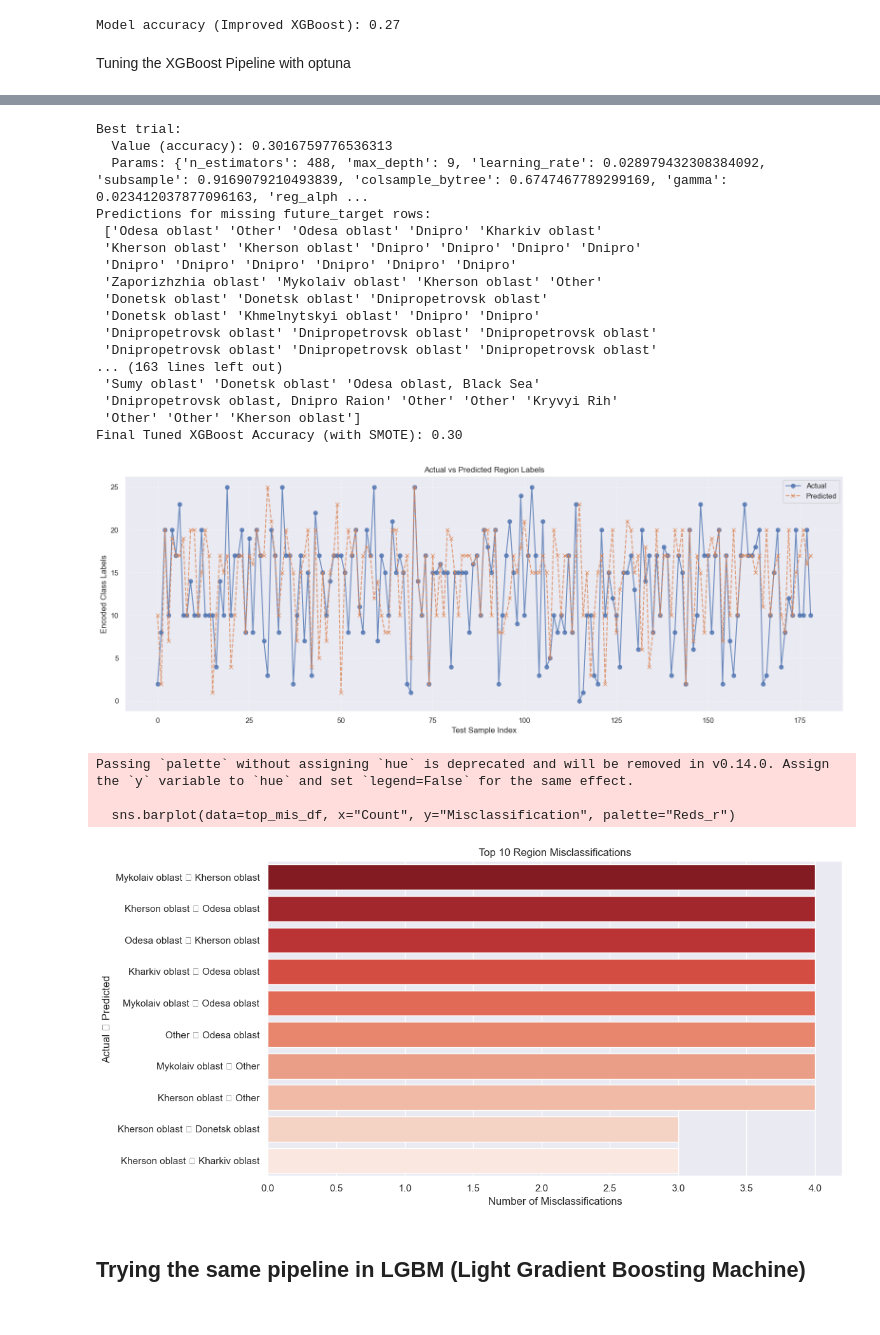
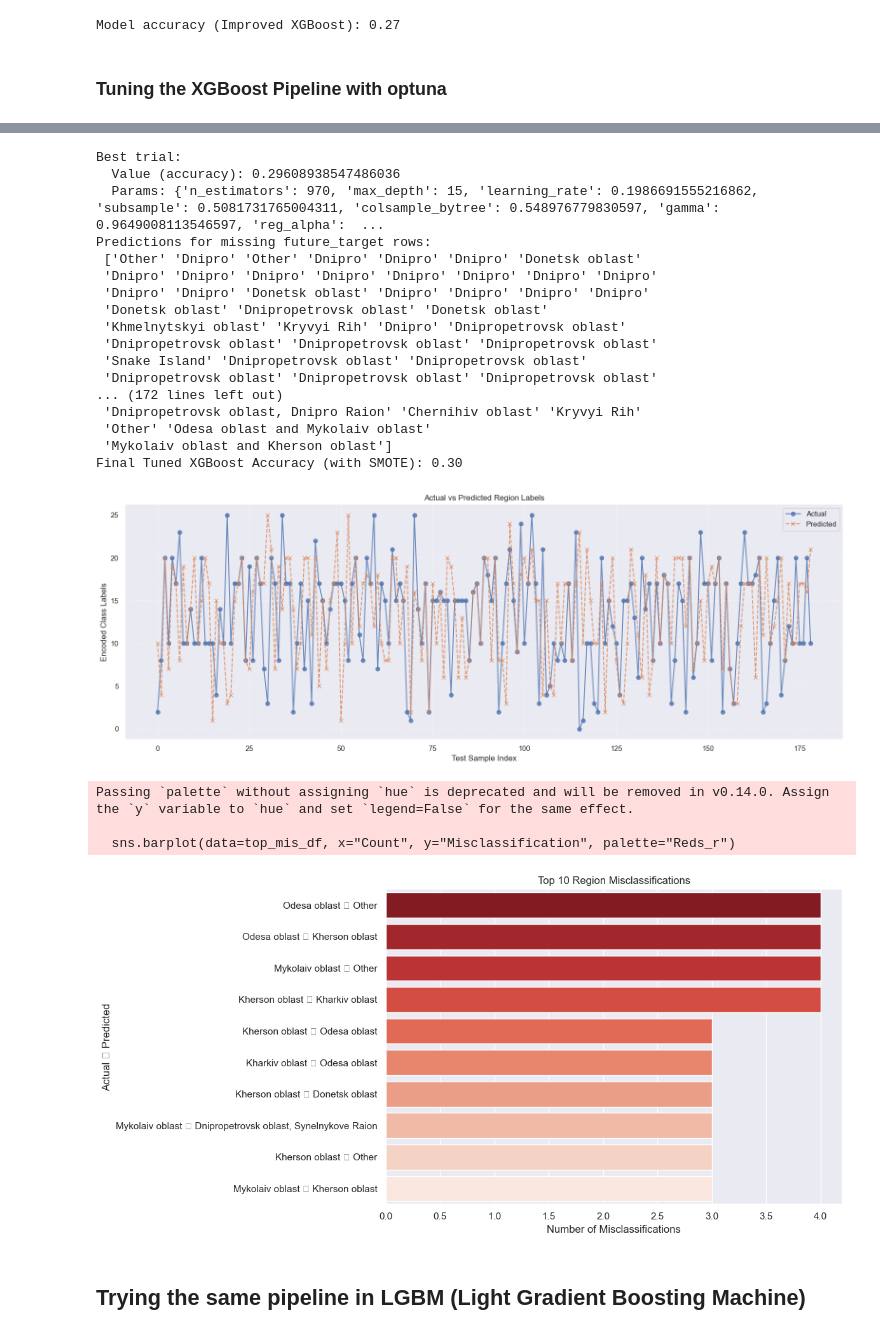
Before and after one commit to Dualboi/ml-analysis-ukraine-attacks, a Jupyter notebook: regional_targeting_analysis/Model2.ipynb, the cells around one changed output, grey strips where cells are left out. Cells and saved outputs as stored; diff of their text form; code cells hidden in the pictures.

```diff
--- a/regional_targeting_analysis/Model2.ipynb
+++ b/regional_targeting_analysis/Model2.ipynb
@@ -277,7 +279,7 @@ Kyiv oblast                                  22
 [figure]
 Model accuracy (Improved XGBoost): 0.27
 # %% [markdown]
-Tuning the XGBoost Pipeline with optuna
+### Tuning the XGBoost Pipeline with optuna
 # %%
 import optuna
 import matplotlib.pyplot as plt
@@ -291,20 +293,21 @@ from xgboost import XGBClassifier
 from imblearn.over_sampling import SMOTE
 from sklearn.model_selection import train_test_split
 
-# 1. OPTUNA TUNING (with SMOTE)
+# 1. opuna tuning (with SMOTE)
 def objective(trial):
     params = {
-        "n_estimators": trial.suggest_int("n_estimators", 100, 500),
-        "max_depth": trial.suggest_int("max_depth", 3, 10),
-        "learning_rate": trial.suggest_float("learning_rate", 0.01, 0.3, log=True),
-        "subsample": trial.suggest_float("subsample", 0.5, 1.0),
-        "colsample_bytree": trial.suggest_float("colsample_bytree", 0.5, 1.0),
-        "gamma": trial.suggest_float("gamma", 0, 5),
-        "reg_alpha": trial.suggest_float("reg_alpha", 0.0, 5.0),
-        "reg_lambda": trial.suggest_float("reg_lambda", 0.0, 5.0),
-        "eval_metric": "mlogloss",
-        "random_state": 42
-    }
+    "n_estimators": trial.suggest_int("n_estimators", 100, 1000),  # increased upper bound
+    "max_depth": trial.suggest_int("max_depth", 3, 15),            # deeper trees allowed
+    "learning_rate": trial.suggest_float("learning_rate", 0.005, 0.3, log=True),  # finer granularity
+    "subsample": trial.suggest_float("subsample", 0.3, 1.0),       # allow smaller subsets
+    "colsample_bytree": trial.suggest_float("colsample_bytree", 0.3, 1.0),  # more feature subsampling
+    "gamma": trial.suggest_float("gamma", 0, 10),                  # wider regularization
+    "reg_alpha": trial.suggest_float("reg_alpha", 0.0, 10.0),      # increased L1 regularization range
+    "reg_lambda": trial.suggest_float("reg_lambda", 0.0, 10.0),    # increased L2 regularization range
+    "eval_metric": "mlogloss",
+    "random_state": 42
+}
+
 
     # Dynamically determine safe k_neighbors for SMOTE
     min_class_size = min(Counter(y_train).values())
@@ -319,7 +322,8 @@ def objective(trial):
     return accuracy_score(y_test, preds)
 
 study = optuna.create_study(direction="maximize")
-study.optimize(objective, n_trials=50, timeout=600)
+study.optimize(objective, n_trials=200, timeout=3600)
+
 
 print("Best trial:")
 print(f"  Value (accuracy): {study.best_trial.value}")
@@ -405,25 +409,25 @@ plt.show()
 Best trial:
-  Value (accuracy): 0.3016759776536313
-  Params: {'n_estimators': 488, 'max_depth': 9, 'learning_rate': 0.028979432308384092, 'subsample': 0.9169079210493839, 'colsample_bytree': 0.6747467789299169, 'gamma': 0.023412037877096163, 'reg_alph ...
+  Value (accuracy): 0.29608938547486036
+  Params: {'n_estimators': 970, 'max_depth': 15, 'learning_rate': 0.1986691555216862, 'subsample': 0.5081731765004311, 'colsample_bytree': 0.548976779830597, 'gamma': 0.9649008113546597, 'reg_alpha':  ...
 Predictions for missing future_target rows:
- ['Odesa oblast' 'Other' 'Odesa oblast' 'Dnipro' 'Kharkiv oblast'
- 'Kherson oblast' 'Kherson oblast' 'Dnipro' 'Dnipro' 'Dnipro' 'Dnipro'
- 'Dnipro' 'Dnipro' 'Dnipro' 'Dnipro' 'Dnipro' 'Dnipro'
- 'Zaporizhzhia oblast' 'Mykolaiv oblast' 'Kherson oblast' 'Other'
- 'Donetsk oblast' 'Donetsk oblast' 'Dnipropetrovsk oblast'
- 'Donetsk oblast' 'Khmelnytskyi oblast' 'Dnipro' 'Dnipro'
+ ['Other' 'Dnipro' 'Other' 'Dnipro' 'Dnipro' 'Dnipro' 'Donetsk oblast'
+ 'Dnipro' 'Dnipro' 'Dnipro' 'Dnipro' 'Dnipro' 'Dnipro' 'Dnipro' 'Dnipro'
+ 'Dnipro' 'Dnipro' 'Donetsk oblast' 'Dnipro' 'Dnipro' 'Dnipro' 'Dnipro'
+ 'Donetsk oblast' 'Dnipropetrovsk oblast' 'Donetsk oblast'
+ 'Khmelnytskyi oblast' 'Kryvyi Rih' 'Dnipro' 'Dnipropetrovsk oblast'
  'Dnipropetrovsk oblast' 'Dnipropetrovsk oblast' 'Dnipropetrovsk oblast'
+ 'Snake Island' 'Dnipropetrovsk oblast' 'Dnipropetrovsk oblast'
  'Dnipropetrovsk oblast' 'Dnipropetrovsk oblast' 'Dnipropetrovsk oblast'
-... (163 lines left out)
- 'Sumy oblast' 'Donetsk oblast' 'Odesa oblast, Black Sea'
- 'Dnipropetrovsk oblast, Dnipro Raion' 'Other' 'Other' 'Kryvyi Rih'
- 'Other' 'Other' 'Kherson oblast']
+... (172 lines left out)
+ 'Dnipropetrovsk oblast, Dnipro Raion' 'Chernihiv oblast' 'Kryvyi Rih'
+ 'Other' 'Odesa oblast and Mykolaiv oblast'
+ 'Mykolaiv oblast and Kherson oblast']
 Final Tuned XGBoost Accuracy (with SMOTE): 0.30
-[figure, old version]
+[figure, new version]
 Passing `palette` without assigning `hue` is deprecated and will be removed in v0.14.0. Assign the `y` variable to `hue` and set `legend=False` for the same effect.
 
   sns.barplot(data=top_mis_df, x="Count", y="Misclassification", palette="Reds_r")
-[figure, old version]
+[figure, new version]
 # %% [markdown]
 ## Trying the same pipeline in LGBM (Light Gradient Boosting Machine)
 # %%
```
Also changed, not shown: parts of 2 cells of this notebook, 7 other files.
